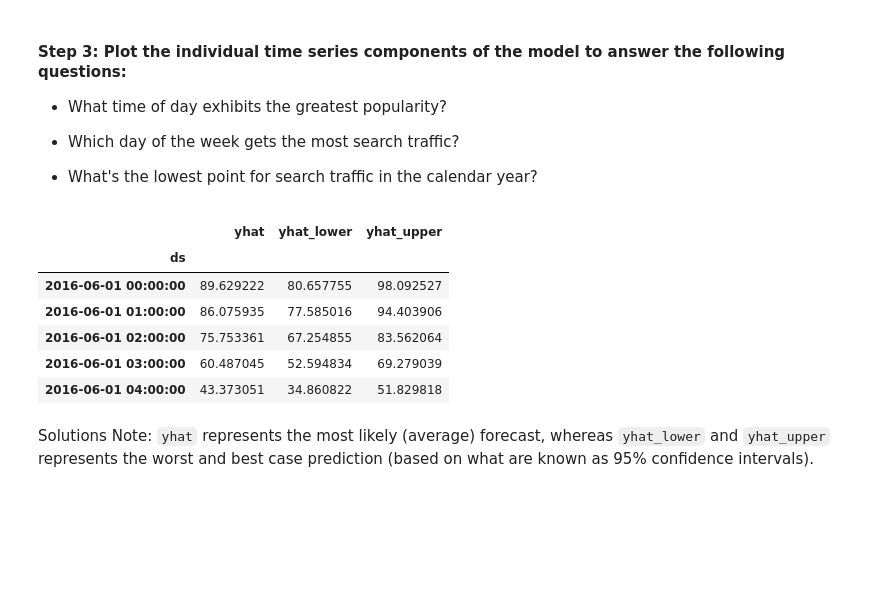
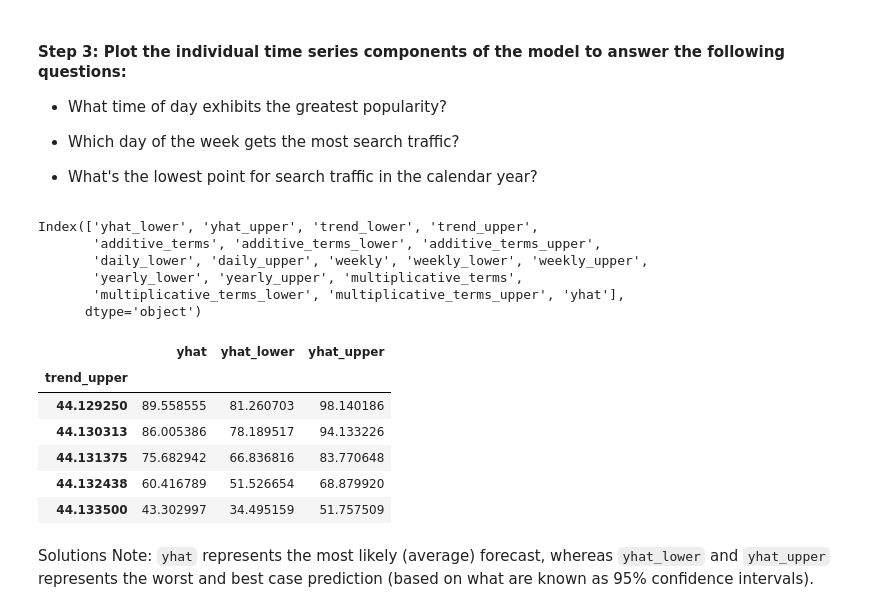
Before and after one commit to D4ality/prophet-challenge, a Jupyter notebook: forecasting_net_prophet.ipynb, the cells around one changed output. Saved outputs shown, nothing was run; the diff lists cells and outputs as text; code cells hidden in the pictures; blank space fills up the shorter version.

```diff
--- a/forecasting_net_prophet.ipynb
+++ b/forecasting_net_prophet.ipynb
@@ -447,8 +450,11 @@ Now, you need to produce a time series model that analyzes and forecasts pattern
 | 37105 | 2020-09-08 00:00:00 | 96 |
 # %%
 # Call the Prophet function, store as an object
+p = Prophet()
+p
 # %% [output]
 <prophet.forecaster.Prophet at 0x...>
 # %%
 # Fit the time-series model.
+p.fit(df_prophet)
 # %% [output]
@@ -465,9 +464,10 @@ INFO:cmdstanpy:Chain [1] done processing
 # %%
 # Create a future dataframe to hold predictions
 # Make the prediction go out as far as 2000 hours (approx 80 days)
-
+future_mercado_trends = p.make_future_dataframe(periods=2000, freq='h')
 
 # View the last five rows of the future_mercado_trends DataFrame
+display(future_mercado_trends.tail())
 # %% [output]
 |  | ds |
 | 39101 | 2020-11-30 04:00:00 |
@@ -477,8 +477,9 @@ INFO:cmdstanpy:Chain [1] done processing
 | 39105 | 2020-11-30 08:00:00 |
 # %%
 # Make the predictions for the trend data using the future_mercado_trends DataFrame
-
+forecast = p.predict(future_mercado_trends)
 
 # Display the first five rows of the forecast_mercado_trends DataFrame
+display (forecast.head())
 # %% [output]
 |  | ds | trend | yhat_lower | yhat_upper | trend_lower | trend_upper | additive_terms | ... |
@@ -509,19 +510,31 @@ INFO:cmdstanpy:Chain [1] done processing
 * Which day of the week gets the most search traffic?
 
 * What's the lowest point for search traffic in the calendar year?
+# %%
+print(forecast.columns)
+# %% [output]
+Index(['yhat_lower', 'yhat_upper', 'trend_lower', 'trend_upper',
+       'additive_terms', 'additive_terms_lower', 'additive_terms_upper',
+       'daily_lower', 'daily_upper', 'weekly', 'weekly_lower', 'weekly_upper',
+       'yearly_lower', 'yearly_upper', 'multiplicative_terms',
+       'multiplicative_terms_lower', 'multiplicative_terms_upper', 'yhat'],
+      dtype='object')
 # %%
 # Set the index in the forecast_mercado_trends DataFrame to the ds datetime column
-
+# This section does not allow me to run the 'ds' index since the error is stating that the column does not exist. Attempts were made to create the column to no avail. Getting listing/string errors attached.
+# Trend_upper variable was utilized as a replacement for this error.
+forecast_trends = forecast.set_index('trend_upper')
 
 # View the only the yhat,yhat_lower and yhat_upper columns from the DataFrame
+forecast_trends[['yhat', 'yhat_lower', 'yhat_upper']].head()
 # %% [output]
 |  | yhat | yhat_lower | yhat_upper |
-| ds |  |  |  |
-| 2016-06-01 00:00:00 | 89.629222 | 80.657755 | 98.092527 |
-| 2016-06-01 01:00:00 | 86.075935 | 77.585016 | 94.403906 |
-| 2016-06-01 02:00:00 | 75.753361 | 67.254855 | 83.562064 |
-| 2016-06-01 03:00:00 | 60.487045 | 52.594834 | 69.279039 |
-| 2016-06-01 04:00:00 | 43.373051 | 34.860822 | 51.829818 |
+| trend_upper |  |  |  |
+| 44.129250 | 89.558555 | 81.260703 | 98.140186 |
+| 44.130313 | 86.005386 | 78.189517 | 94.133226 |
+| 44.131375 | 75.682942 | 66.836816 | 83.770648 |
+| 44.132438 | 60.416789 | 51.526654 | 68.879920 |
+| 44.133500 | 43.302997 | 34.495159 | 51.757509 |
 # %% [markdown]
 Solutions Note: `yhat` represents the most likely (average) forecast, whereas `yhat_lower` and `yhat_upper` represents the worst and best case prediction (based on what are known as 95% confidence intervals).
 # %%
```
Also changed, not shown: parts of 8 cells of this notebook.
